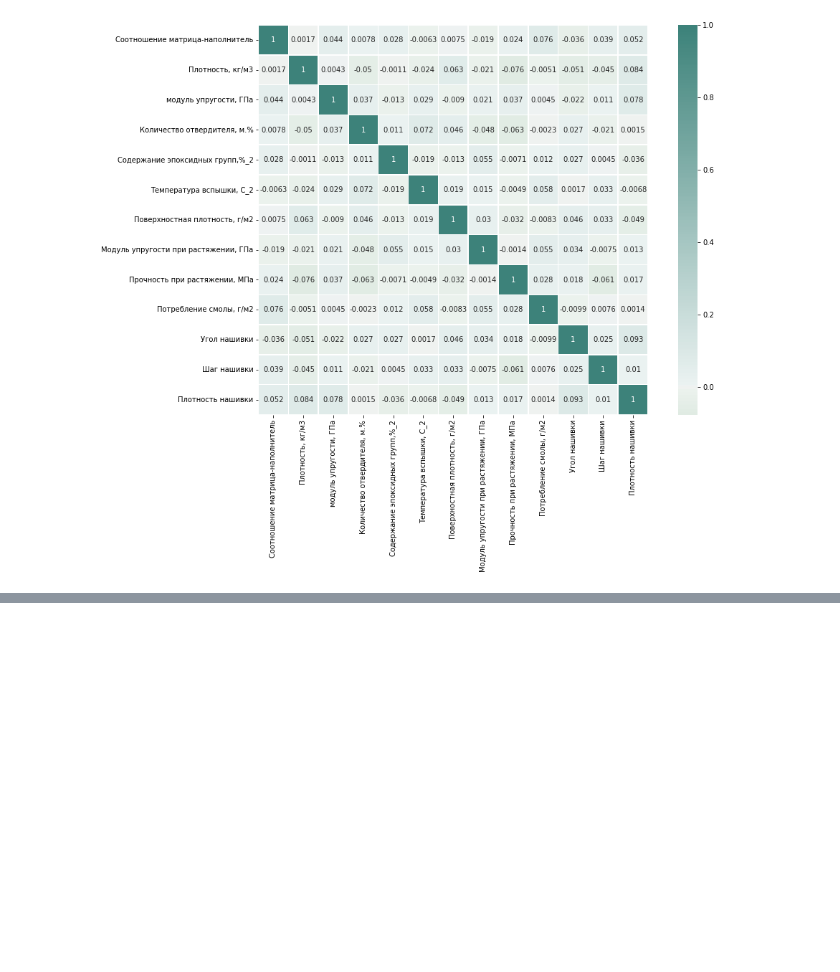
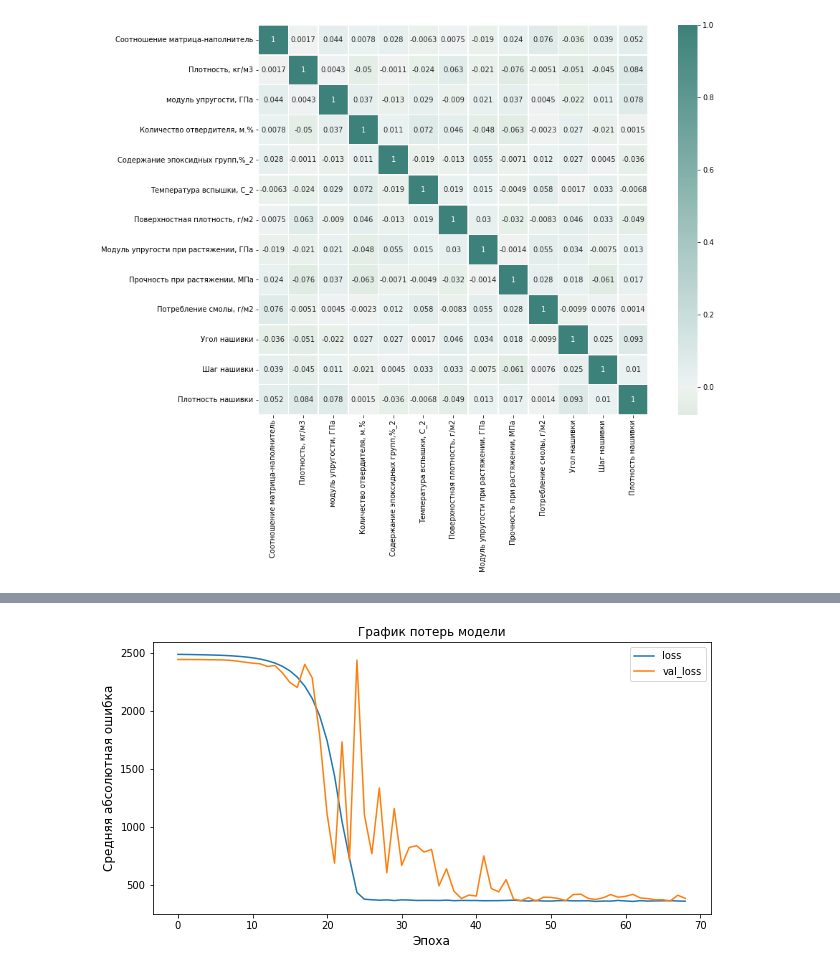
Before and after one commit to AlexeyMM84/VKR, a Jupyter notebook: VVKRlast.ipynb, the cells around one changed output, grey strips where cells are left out. Cells and saved outputs as stored; diff of their text form; code cells hidden in the pictures; blank space fills up the shorter version.

```diff
--- a/VVKRlast.ipynb
+++ b/VVKRlast.ipynb
@@ -318,0 +638,34 @@ from sklearn.model_selection import GridSearchCV, RandomizedSearchCV
+# %%
+model_pr = Sequential(X_train_pr_norm)
+
+model_pr.add(Dense(128))
+model_pr.add(BatchNormalization())
+model_pr.add(LeakyReLU())
+model_pr.add(Dense(64))
+model_pr.add(BatchNormalization())
+model_pr.add(LeakyReLU())
+model_pr.add(Dense(64))
+model_pr.add(BatchNormalization())
+model_pr.add(LeakyReLU())
+model_pr.add(Dense(32))
+model_pr.add(BatchNormalization())
+model_pr.add(LeakyReLU())
+model_pr.add(Dense(1))
+model_pr.add(Activation('selu'))
+# %%
+early_pr = EarlyStopping(monitor='val_loss', min_delta=0, patience=20, verbose=1, mode='auto')
+# %%
+model_pr.compile(
+    optimizer=tf.optimizers.SGD(learning_rate=0.01),
+    loss='mean_absolute_error'
+    )
+# %%
+%%time
+history_pr = model_pr.fit(
+    X_train_pr,
+    y_train_pr,
+    batch_size = 32,
+    epochs=300,
+    verbose=1,
+    validation_split = 0.2,
+    callbacks=[early_pr])
@@ -318,0 +710,4 @@ from sklearn.model_selection import GridSearchCV, RandomizedSearchCV
+# %%
+model_loss_plot(history_pr)
+# %% [output]
+[figure, added]
```
Also changed, not shown: parts of 61 cells of this notebook.
